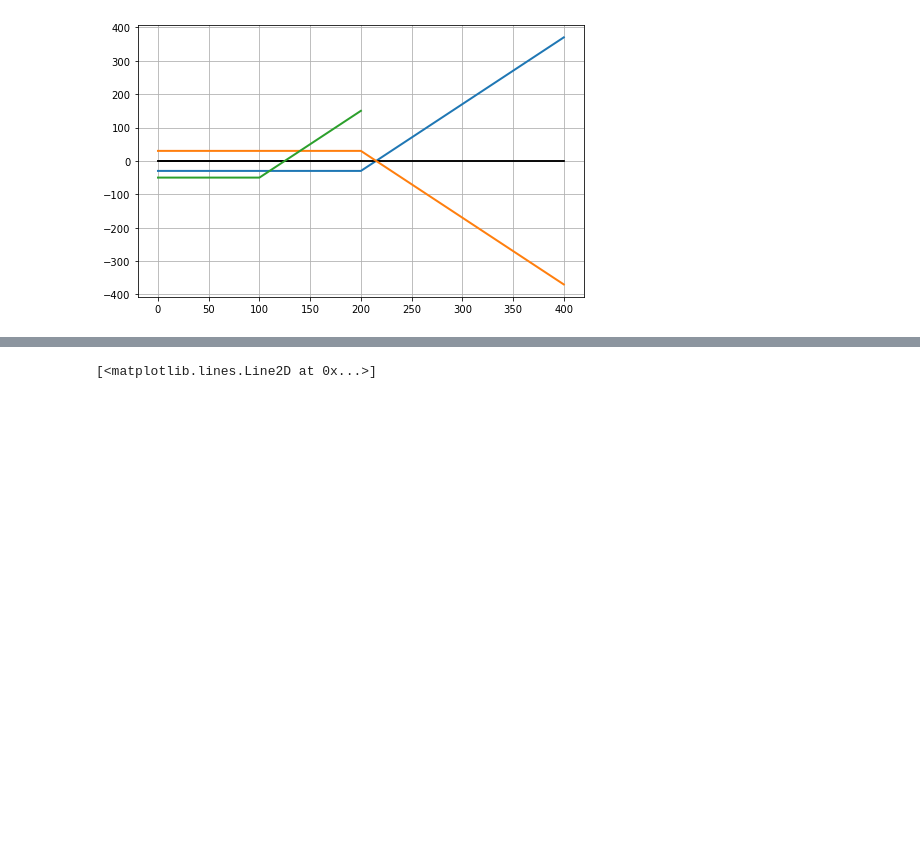
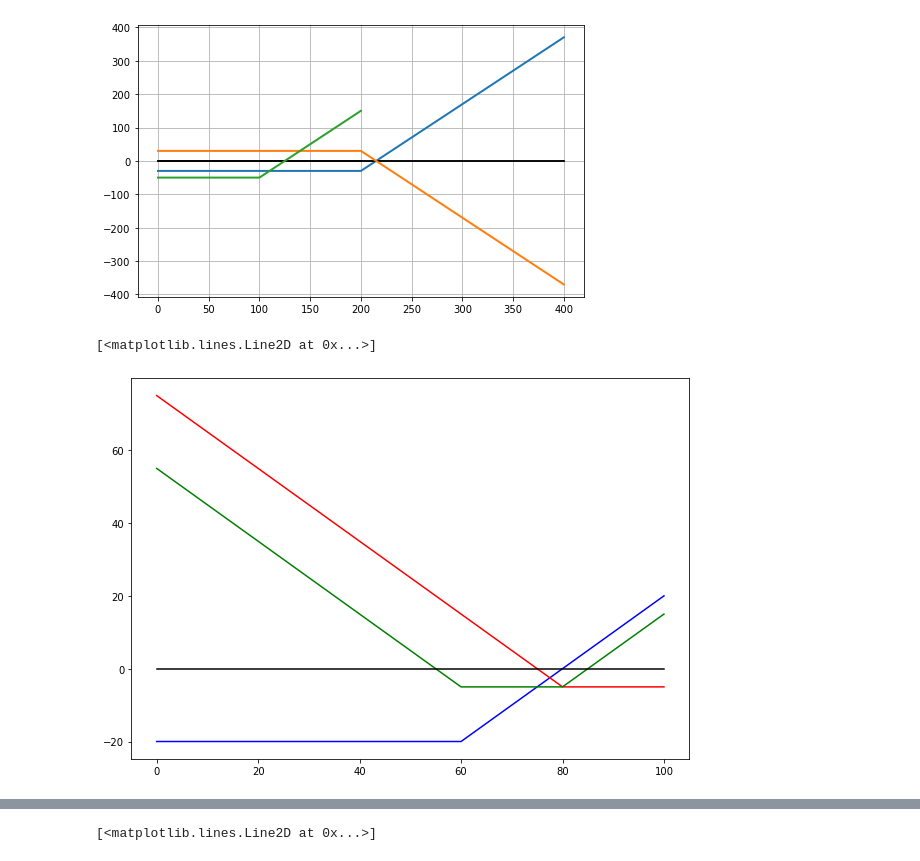
Before and after one commit to lexbrown/FinancialEngineering-RiskManagement, a Jupyter notebook: finncial_droching.ipynb, the cells around one changed output, grey strips where cells are left out. Drawn from its saved outputs; the diff is of its cells as text; code cells hidden in the pictures; blank space fills up the shorter version.

```diff
--- a/finncial_droching.ipynb
+++ b/finncial_droching.ipynb
@@ -86,6 +86,23 @@ def option_gain(stock_price, p, strike, op_type='call', how='long'):
         return max(-p, stock_price-strike-p)
     if op_type =='call' and how =='short':
         return min(p, -stock_price+strike+p)
+    if op_type =='put' and how =='long':
+        return max(-p, -stock_price+strike-p)
+    if op_type =='put' and how =='short':
+        return min(p, stock_price-strike+p)
 
 assert option_gain(120, 40, 110) == -30
 assert option_gain(50, 30, 110, how='short') == 30
+# %%
+stock_prices = np.linspace(0, 100, 1001)
+alpha_results = np.array([option_gain(i, 20, 60, op_type='call', how='long') for i in stock_prices])
+beta_results = np.array([option_gain(i, 5, 80, op_type='put', how='long') for i in stock_prices])
+
+plt.figure(figsize=(10,7))
+plt.plot(stock_prices, alpha_results, color='blue')
+plt.plot(stock_prices, beta_results, color='red')
+plt.plot(stock_prices, alpha_results+beta_results, color='green')
+plt.plot(stock_prices, np.zeros(len(stock_prices)), color='black')
+# %% [output]
+[<matplotlib.lines.Line2D at 0x...>]
+[figure, added]
```
Also changed, not shown: parts of 3 cells of this notebook.
